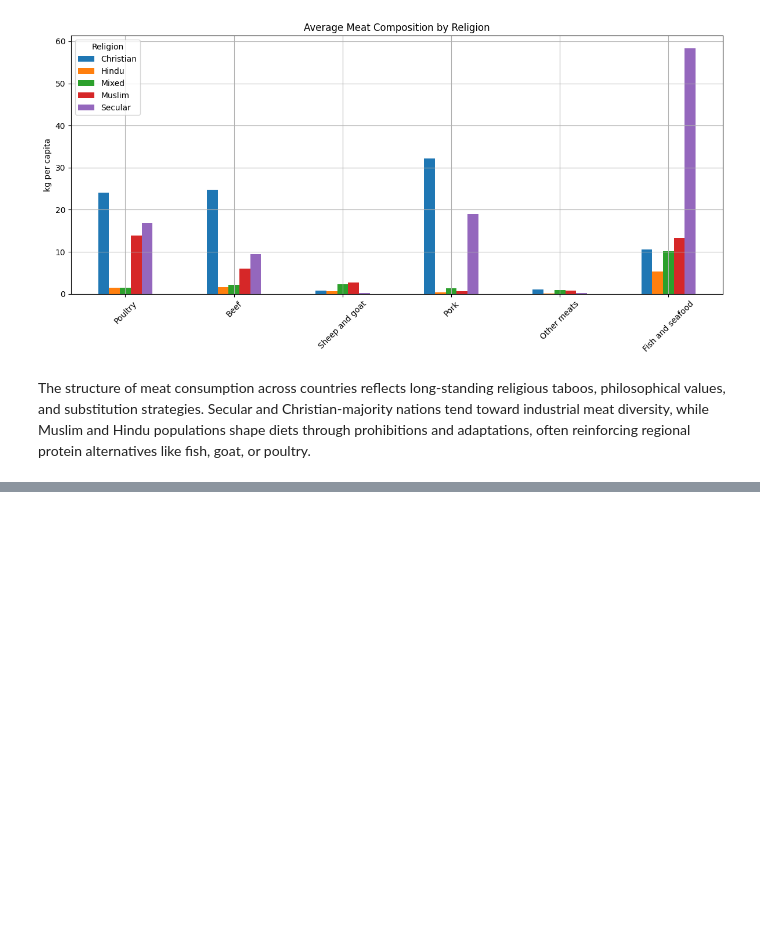
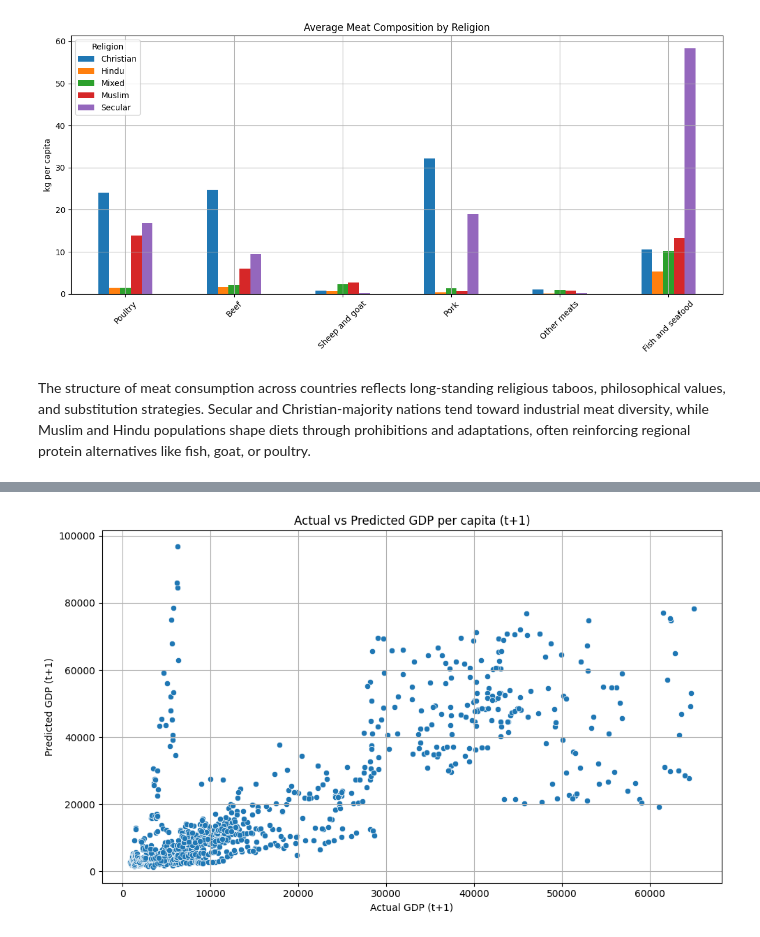
Before and after one commit to Sachin04t/Meat-the-Economy, a Jupyter notebook: CS506_MeattheEconomy.ipynb, the cells around one changed output, grey strips where cells are left out. Drawn from its saved outputs; the diff is of its cells as text; code cells hidden in the pictures; blank space fills up the shorter version.

Commit message:
trying to create predictive model but not very good yet

```diff
--- a/CS506_MeattheEconomy.ipynb
+++ b/CS506_MeattheEconomy.ipynb
@@ -516,3 +522,77 @@ plt.show()
 [figure]
 # %% [markdown]
 The structure of meat consumption across countries reflects long-standing religious taboos, philosophical values, and substitution strategies. Secular and Christian-majority nations tend toward industrial meat diversity, while Muslim and Hindu populations shape diets through prohibitions and adaptations, often reinforcing regional protein alternatives like fish, goat, or poultry.
+# %%
+import pandas as pd
+import numpy as np
+from sklearn.model_selection import GroupKFold
+from sklearn.ensemble import RandomForestRegressor
+from sklearn.metrics import mean_squared_error, mean_absolute_error, r2_score
+import matplotlib.pyplot as plt
+import seaborn as sns
+from scipy.stats import entropy
+
+# (1) Define the meat columns
+meat_columns = ['Poultry', 'Beef', 'Sheep and goat', 'Pork', 'Other meats', 'Fish and seafood']
+
+# (2) Create the Meatball feature
+df['Meatball'] = df[meat_columns].sum(axis=1)
+
+# (3) Create WeightedMeatball
+weights = {'Poultry': 0.3, 'Beef': 0.1, 'Sheep and goat': 0.05, 'Pork': 0.4, 'Other meats': 0.05, 'Fish and seafood': 0.1}
+df['WeightedMeatball'] = sum(df[meat] * weight for meat, weight in weights.items())
+
+# (4) Create Meat Entropy
+from scipy.stats import entropy
+meat_props = df[meat_columns].div(df[meat_columns].sum(axis=1), axis=0)
+df['Meat_Entropy'] = meat_props.apply(lambda row: entropy(row.dropna()), axis=1)
+
+# (5) Shift GDP to create target
+df['GDP_t+1'] = df.groupby('Entity')['GDP per capita, PPP (constant 2017 international $)'].shift(-1)
+
+# (6) NOW it's safe to drop missing values
+df = df.dropna(subset=['GDP_t+1', 'Meatball', 'WeightedMeatball', 'Meat_Entropy'])
+
+#--------------------------
+#Feature Selection
+#--------------------------
+
+
+features = ['Meatball', 'WeightedMeatball', 'Meat_Entropy', 'Year']
+X = df[features]
+y = df['GDP_t+1']
+groups = df['Entity']
+
+#modeling w/ groupkfold
+gkf = GroupKFold(n_splits = 5)
+model = RandomForestRegressor(n_estimators=100, random_state=42)
+
+r2_scores, rmse_scores, mae_scores = [], [], []
+
+for train_idx, test_idx in gkf.split(X, y, groups):
+    X_train, X_test = X.iloc[train_idx], X.iloc[test_idx]
+    y_train, y_test = y.iloc[train_idx], y.iloc[test_idx]
+
+    model.fit(X_train, y_train)
+    y_pred = model.predict(X_test)
+
+    r2_scores.append(r2_score(y_test, y_pred))
+    rmse_scores.append(np.sqrt(mean_squared_error(y_test, y_pred)))
+    mae_scores.append(mean_absolute_error(y_test, y_pred))
+
+    print(f"Average R²: {np.mean(r2_scores):.3f}")
+    print(f"Average RMSE: {np.mean(rmse_scores):.2f}")
+    print(f"Average MAE: {np.mean(mae_scores):.2f}")
+
+#visualization
+
+
+plt.figure(figsize=(10, 6))
+sns.scatterplot(x=y_test, y=y_pred)
+plt.xlabel("Actual GDP (t+1)")
+plt.ylabel("Predicted GDP (t+1)")
+plt.title("Actual vs Predicted GDP per capita (t+1)")
+plt.grid(True)
+plt.tight_layout()
+plt.show()
+# %% [output]
@@ -518,0 +614 @@ The structure of meat consumption across countries reflects long-standing religi
+[figure, added]
```
Also changed, not shown: parts of 7 cells of this notebook.
